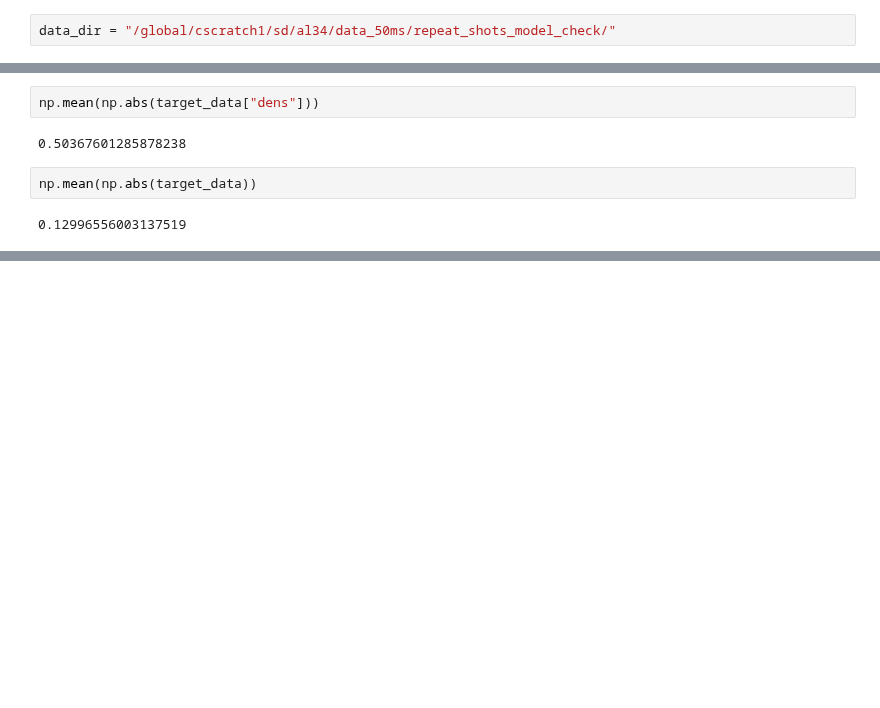
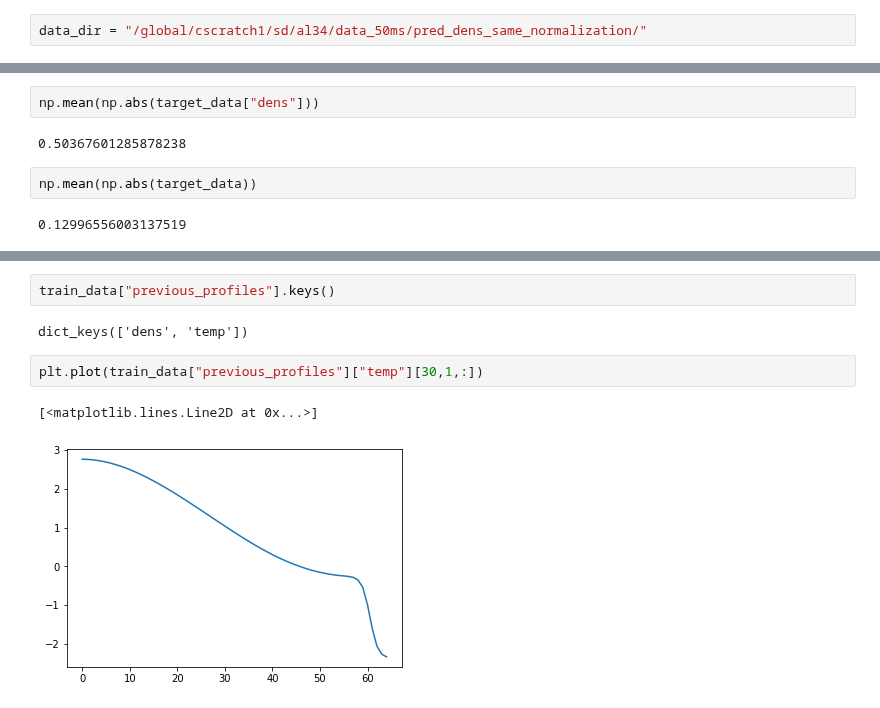
Before and after one commit to PlasmaControl/plasma-profile-predictor, a Jupyter notebook: notebooks/preprocessed_check.ipynb, the cells around one changed output, grey strips where cells are left out. Cells and saved outputs as stored; diff of their text form; blank space fills up the shorter version.

```diff
--- a/notebooks/preprocessed_check.ipynb
+++ b/notebooks/preprocessed_check.ipynb
@@ -16,5 +17,5 @@ Once deleted, variables cannot be recovered. Proceed (y/[n])?  y
 # %%
-data_dir = "/global/cscratch1/sd/al34/data_50ms/repeat_shots_model_check/"
+data_dir = "/global/cscratch1/sd/al34/data_50ms/pred_dens_same_normalization/"
 # %%
 train_data = (helper_functions.load_obj(data_dir+'train_data'))
 target_data = (helper_functions.load_obj(data_dir+'train_target'))
@@ -135,0 +188,9 @@ np.mean(np.abs(target_data))
+# %%
+train_data["previous_profiles"].keys()
+# %% [output]
+dict_keys(['dens', 'temp'])
+# %%
+plt.plot(train_data["previous_profiles"]["temp"][30,1,:])
+# %% [output]
+[<matplotlib.lines.Line2D at 0x...>]
+[figure, added]
```
Also changed, not shown: parts of 12 cells of this notebook, 5 other files.
